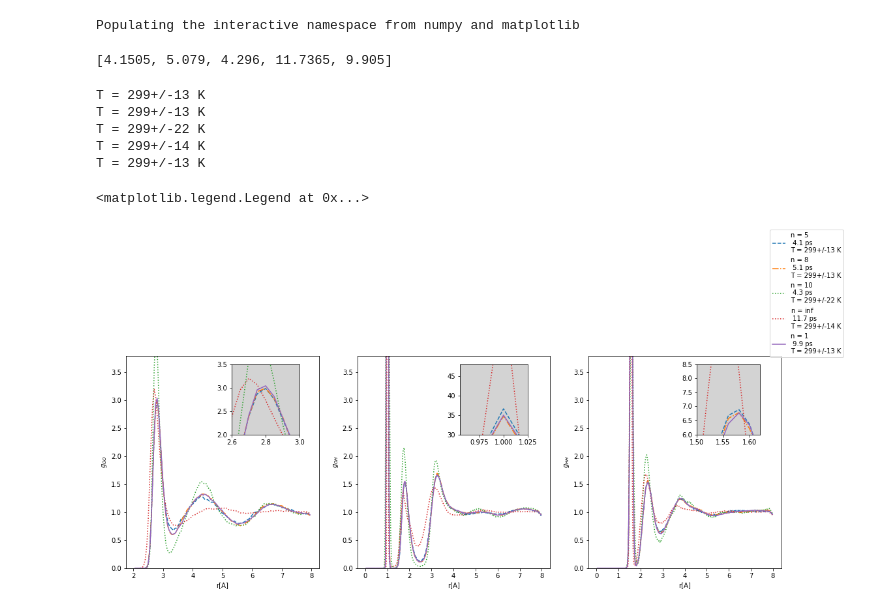
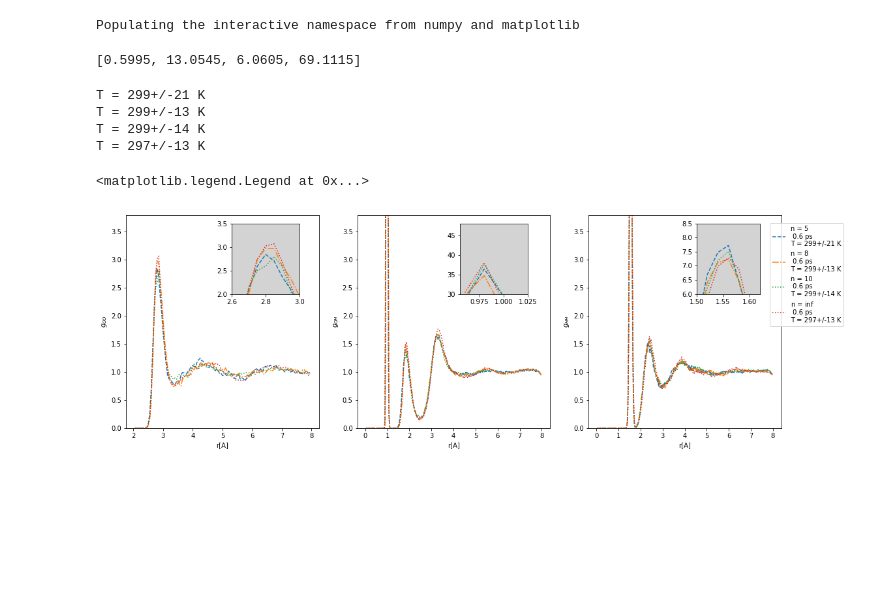
Before and after one commit to semodi/mlcf, a Jupyter notebook: analysis/rdfs.ipynb, the cells around one changed output. Saved outputs shown, nothing was run; the diff lists cells and outputs as text; code cells hidden in the pictures; blank space fills up the shorter version.

```diff
--- a/analysis/rdfs.ipynb
+++ b/analysis/rdfs.ipynb
@@ -72,15 +72,18 @@ basepath = '/gpfs/scratch/smdick/new/'
 #          'md_siesta_dztombp/md_siesta']
 # # #         '../mbpol/nose_128_10']
 
-paths = ['md_siesta_uftodz_5/md_siesta',
-         'md_siesta_uftodz_8/md_siesta',
-         'md_siesta_uftodz_10/md_siesta',
-         'md_siesta_uftodz_inf/md_siesta',
-         '../mbpol/md_siesta_pure/md_siesta_10']
+# paths = ['md_siesta_uftodz_5/md_siesta',
+#          'md_siesta_uftodz_8/md_siesta',
+#          'md_siesta_uftodz_10/md_siesta',
+#          'md_siesta_uftodz_inf/md_siesta',
+#          '../mbpol/md_siesta_pure/md_siesta_10']
+paths = ['../bugfix/md_siesta_uftodztombp_pbc/md_siesta',
+         'md_siesta_uftombp_5/md_siesta',
+        'md_siesta_uftodztombp_5/md_siesta']
 # paths = ['../mbpol/nose_128_10']
 
-t_equib = 2000
-dt = 10
+t_equib = 200
+dt = 5
 # %%
 r_oh_list = []
 for p in paths:
@@ -105,7 +108,7 @@ for p in paths:
 # %%
 runtimes
 # %% [output]
-[4.1505, 5.079, 4.296, 11.7365, 9.905]
+[0.5995, 13.0545, 6.0605, 69.1115]
 # %%
 logs = []
 for path in paths:
@@ -115,11 +118,10 @@ for path in paths:
 for log in logs:
     print('T = {:.0f}+/-{:.0f} K'.format(log['T[K]'].mean(), log['T[K]'].std()))
 # %% [output]
+T = 299+/-21 K
 T = 299+/-13 K
-T = 299+/-13 K
-T = 299+/-22 K
 T = 299+/-14 K
-T = 299+/-13 K
+T = 297+/-13 K
 # %%
 ##### labels = ['descriptor', 'mulliken', 'mulliken szp', 'szp uncorrected', 'dzp custom uncorrected', 'mbpol']
 # labels = ['descriptor (sz) 15','descriptor (sz) 10', 'ultra-fast 5','uncorrected sz 5',
@@ -157,7 +159,7 @@ insets = [[.25, .6, .08, .25], [.52, .6, .08, .25],[.8, .6, .075, .25]]
 # insets_ylims = [[2.7,3.1], [25,38], [6,7.25]]
 insets_xlims = [[2.6,3.0], [0.955,1.025], [1.5,1.62]]
 insets_ylims = [[2.0,3.5], [30,48], [6,8.5]]
-max_t = max([len(data) for data in r_oo_list])
+max_t = min([len(data) for data in r_oo_list])
 # max_t = 12000
 
 for i, [data,bins,div, t, inset, xl, yl] in enumerate(zip([r_oo_list, r_oh_list, r_hh_list],
@@ -167,35 +169,35 @@ for i, [data,bins,div, t, inset, xl, yl] in enumerate(zip([r_oo_list, r_oh_list,
                                          insets, insets_xlims, insets_ylims)):
 
     subplot(1,3,i+1)
 
     for r_oo, l, rt, s in zip(data, labels, runtimes, styles):
         if l in choice:
             plot(bins, (np.mean(r_oo[:max_t], axis = 0)/div), label = l +'\n {:.1f} ps'.format(rt), ls = s)
 
     ylim(0,3.8)
 #     xlim(2,5)
     xlabel('r[A]')
     ylabel('$g_{' + t + '}$' )
 #     legend()
     if i > -1:
         axes(inset, facecolor = 'lightgray')
     #     xticks([])
     #     yticks([])
         for r_oo, l, rt, s, log in zip(data, labels, runtimes, styles, logs):
             if l in choice:
                 plot(bins, np.mean(r_oo[:max_t], axis = 0)/div,
 #                      label = l +'\n {:.1f} ps'.format(min(len(r_oo)*dt/2000,(max_t * dt)/2000)) + '\nT = {:.0f}+/-{:.0f} K'.format(log['T[K]'].mean(), log['T[K]'].std()),
                      label = l +'\n {:.1f} ps'.format(min(len(r_oo)*dt/2000,(max_t * dt)/2000)) + '\nT = {:.0f}+/-{:.0f} K'.format(log['T[K]'].mean(), log['T[K]'].std()),
 
                      ls = s)
         xlim(*xl)
         ylim(*yl)
-legend(bbox_to_anchor=(1.1, 1.05))
+legend(bbox_to_anchor=(embedded-picture 1.05))
 # savefig('../figs/rdfs_uftodz.eps', bbox_inches = 'tight')
 # savefig('../figs/rdfs_uftodz.pdf', bbox_inches = 'tight')
 # %% [output]
 <matplotlib.legend.Legend at 0x...>
-[figure, old version]
+[figure, new version]
 # %%
 # pd.DataFrame(r_oo_list[0]).to_csv('/gpfs/scratch/smdick/new/mbpol_bins/r_oo.bins', index = None, header = None)
 # pd.DataFrame(r_oh_list[0]).to_csv('/gpfs/scratch/smdick/new/mbpol_bins/r_oh.bins', index = None, header = None)
```
Also changed, not shown: 6 other files.
